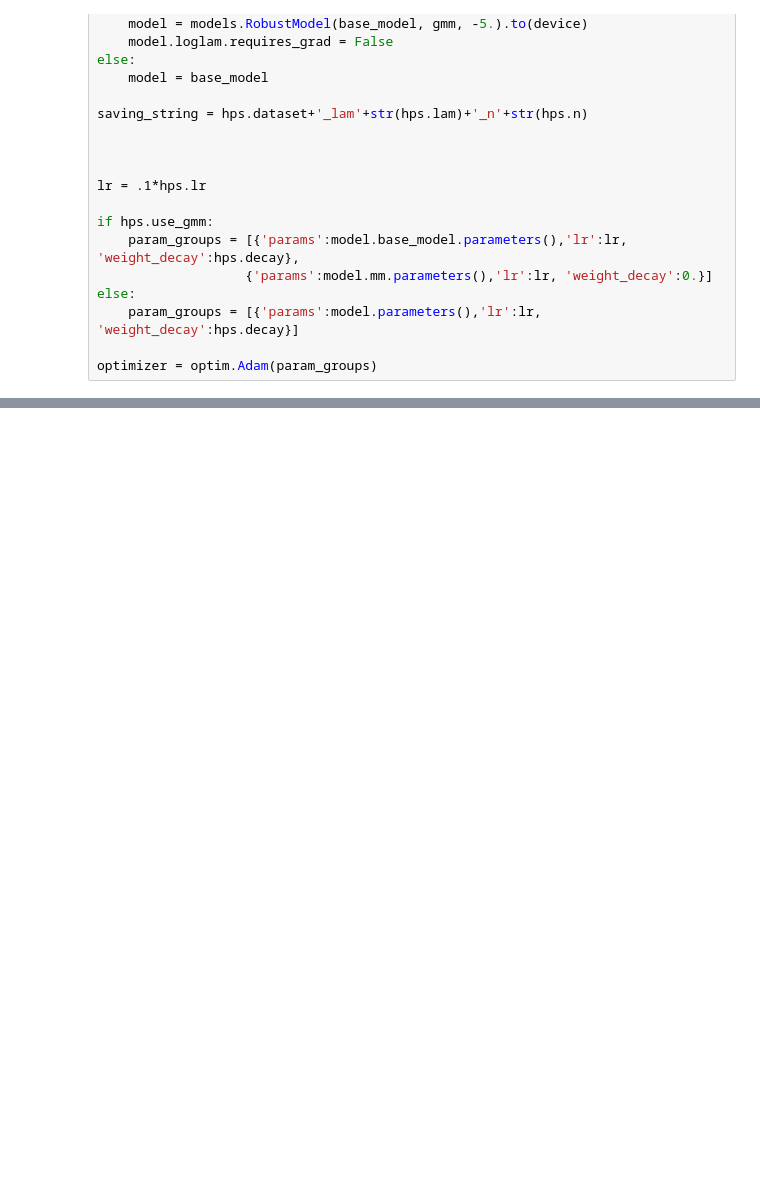
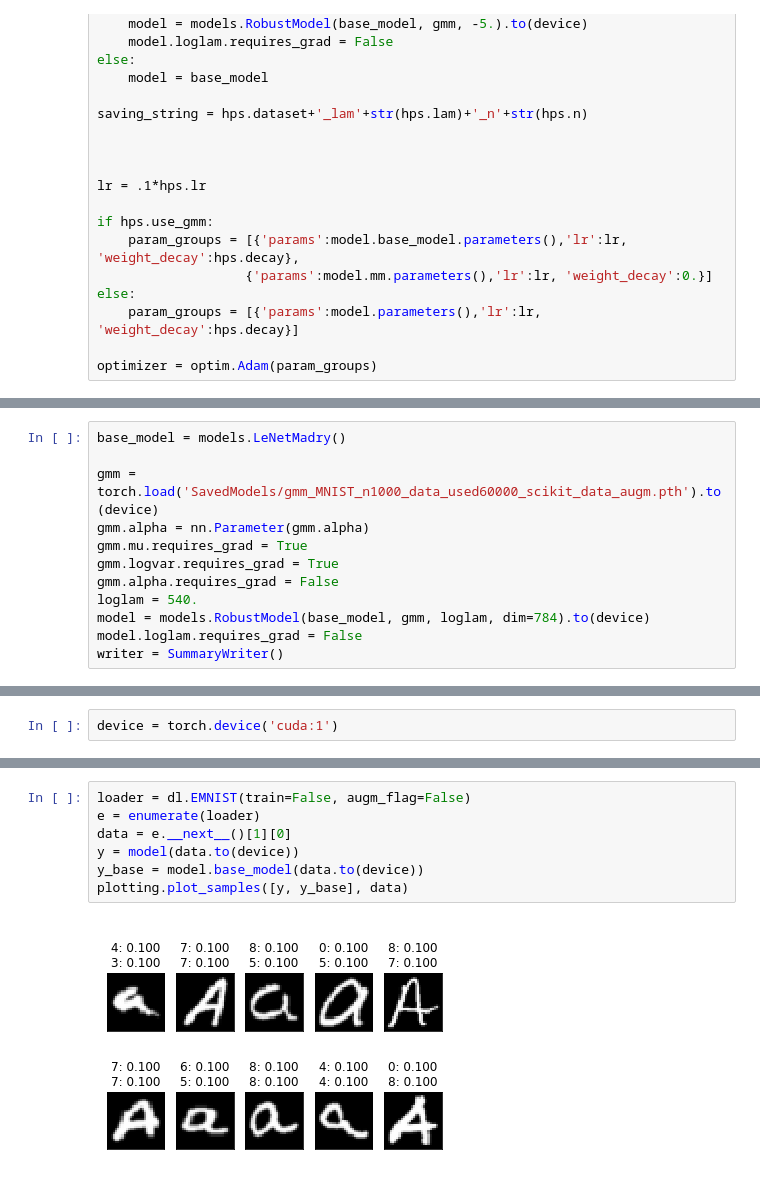
Before and after one commit to AlexMeinke/certified-certain-uncertainty, a Jupyter notebook: GMM.ipynb, the cells around one changed output, grey strips where cells are left out. Cells and saved outputs as stored; diff of their text form; blank space fills up the shorter version.

```diff
--- a/GMM.ipynb
+++ b/GMM.ipynb
@@ -64,0 +82,12 @@ optimizer = optim.Adam(param_groups)
+# %%
+base_model = models.LeNetMadry()
+
+gmm = torch.load('SavedModels/gmm_MNIST_n1000_data_used60000_scikit_data_augm.pth').to(device)
+gmm.alpha = nn.Parameter(gmm.alpha)
+gmm.mu.requires_grad = True
+gmm.logvar.requires_grad = True
+gmm.alpha.requires_grad = False
+loglam = 540.
+model = models.RobustModel(base_model, gmm, loglam, dim=784).to(device)
+model.loglam.requires_grad = False
+writer = SummaryWriter()
@@ -64,0 +122,2 @@ optimizer = optim.Adam(param_groups)
+# %%
+device = torch.device('cuda:1')
@@ -64,0 +134,9 @@ optimizer = optim.Adam(param_groups)
+# %%
+loader = dl.EMNIST(train=False, augm_flag=False)
+e = enumerate(loader)
+data = e.__next__()[1][0]
+y = model(data.to(device))
+y_base = model.base_model(data.to(device))
+plotting.plot_samples([y, y_base], data)
+# %% [output]
+[figure, added]
```
Also changed, not shown: parts of 29 cells of this notebook, 15 other files.
